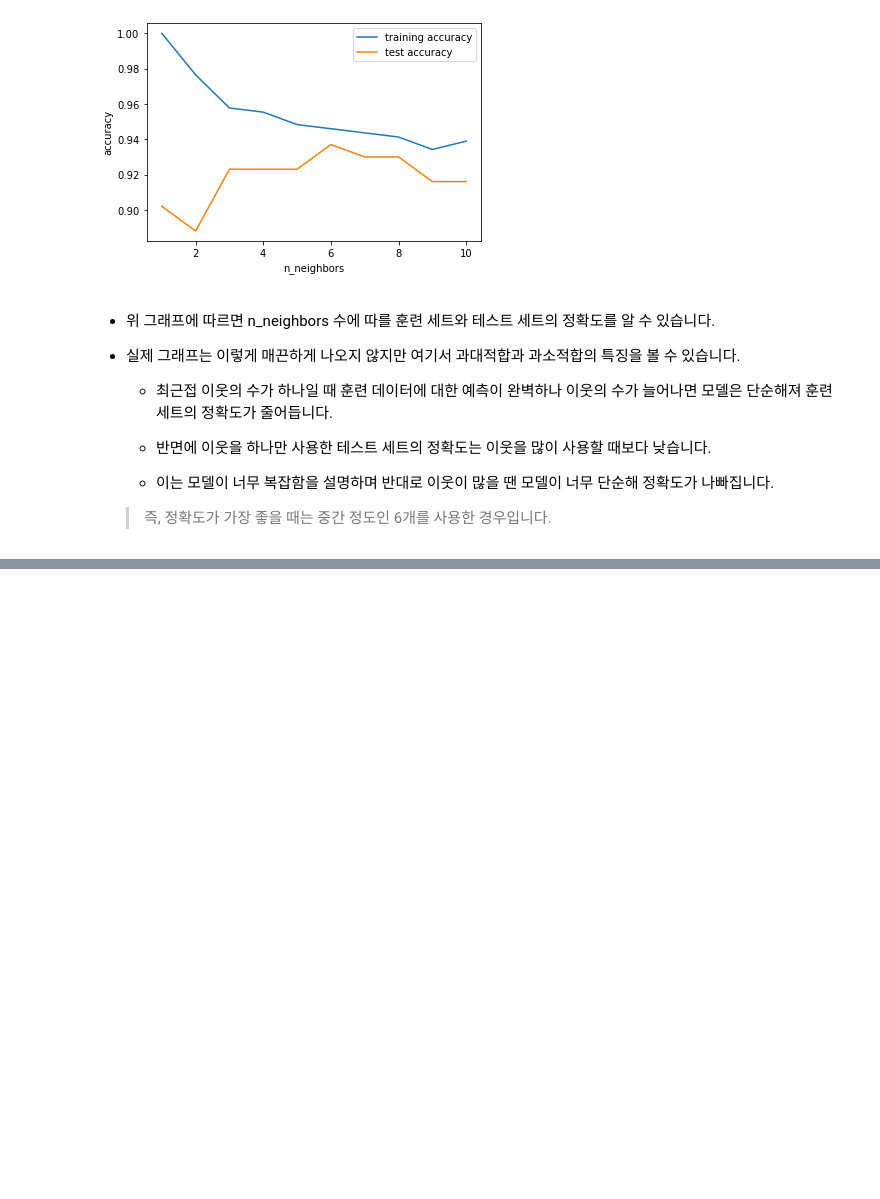
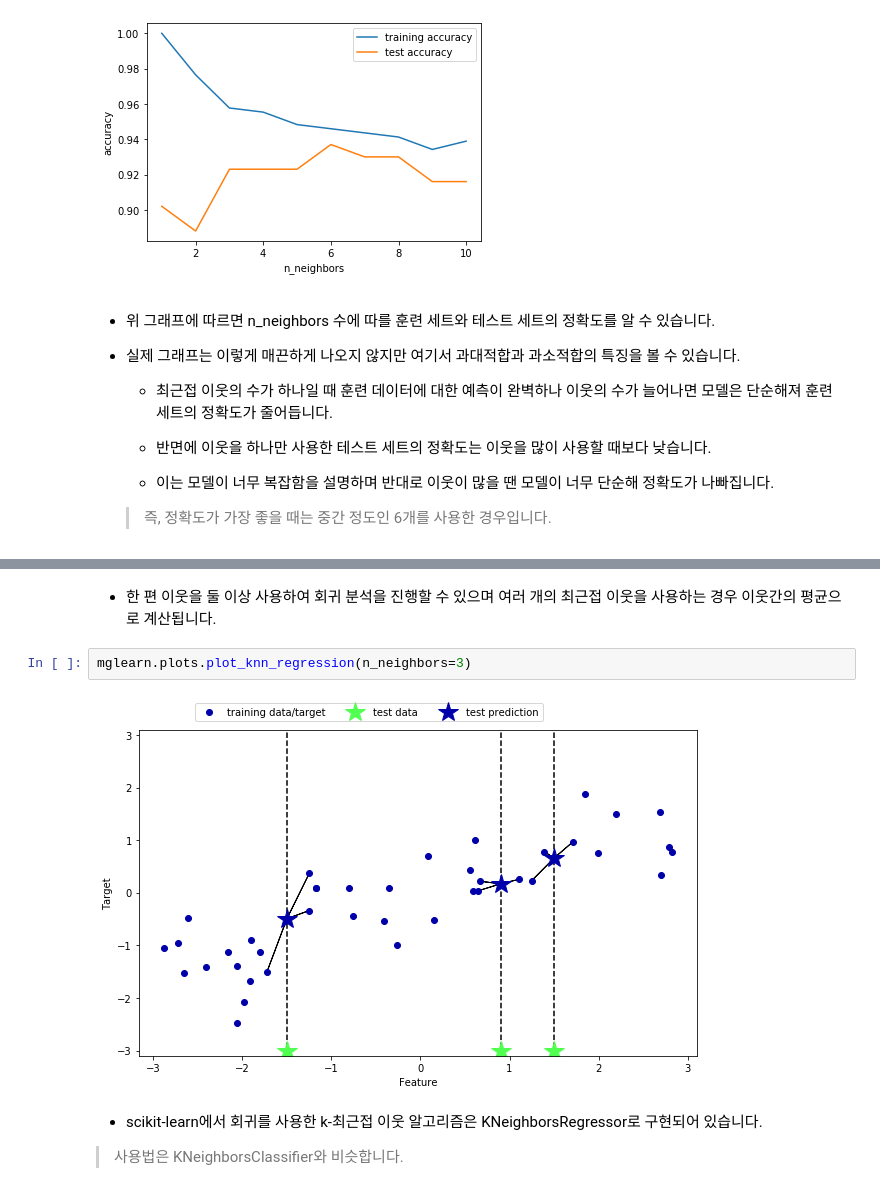
Before and after one commit to Myeonghan-Jeong/introduction-to-marchine-learning-with-python, a Jupyter notebook: chapter02. Supervised Learning.ipynb, the cells around one changed output, grey strips where cells are left out. Saved outputs shown, nothing was run; the diff lists cells and outputs as text; blank space fills up the shorter version.

```diff
--- a/chapter02. Supervised Learning.ipynb
+++ b/chapter02. Supervised Learning.ipynb
@@ -385,0 +398,10 @@ plt.legend()
+# %% [markdown]
+- 한 편 이웃을 둘 이상 사용하여 회귀 분석을 진행할 수 있으며 여러 개의 최근접 이웃을 사용하는 경우 이웃간의 평균으로 계산됩니다.
+# %%
+mglearn.plots.plot_knn_regression(n_neighbors=3)
+# %% [output]
+[figure, added]
+# %% [markdown]
+- scikit-learn에서 회귀를 사용한 k-최근접 이웃 알고리즘은 KNeighborsRegressor로 구현되어 있습니다.
+
+> 사용법은 KNeighborsClassifier와 비슷합니다.
```
Also changed, not shown: parts of 9 cells of this notebook.
